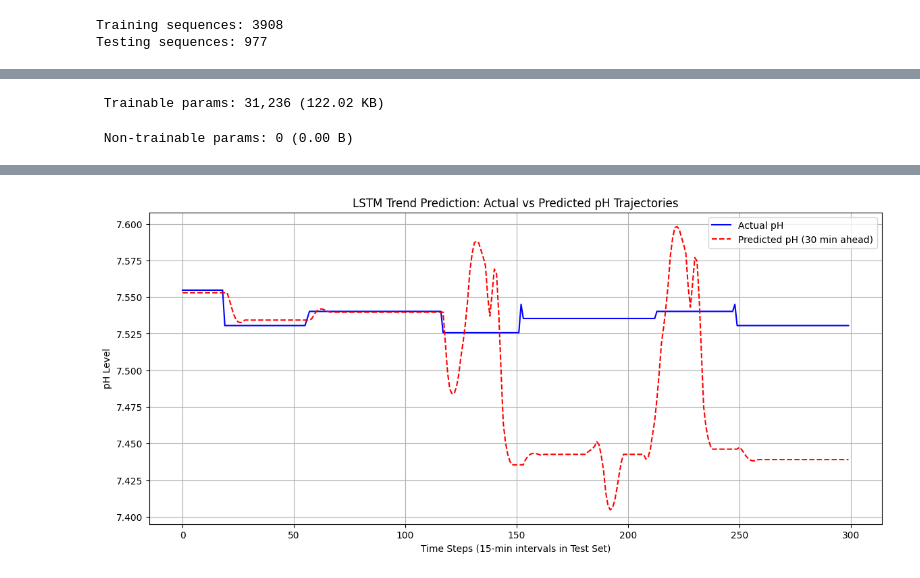
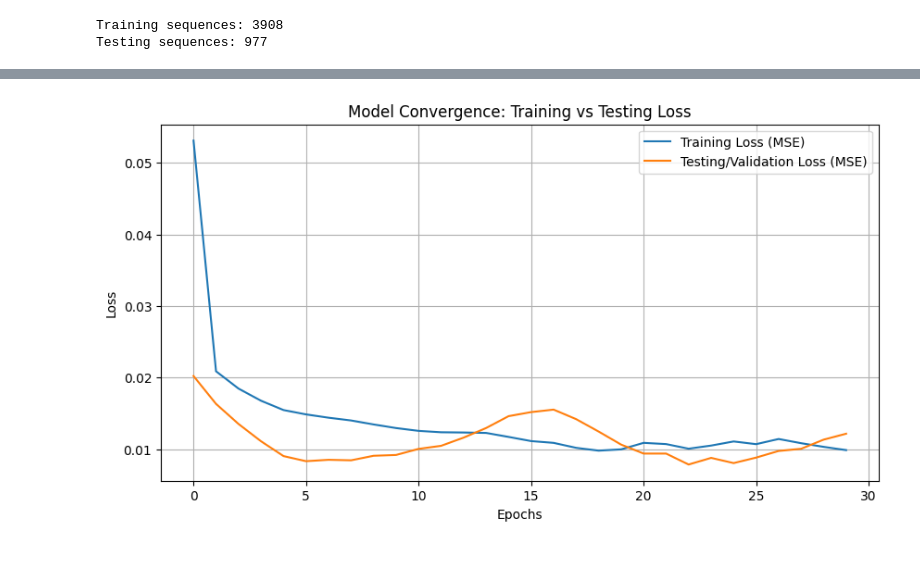
Before and after one commit to ANGB022210151/AquacultureProject, a Jupyter notebook: step_6_lstm.ipynb, the cells around one changed output, grey strips where cells are left out. Drawn from its saved outputs; the diff is of its cells as text; code cells hidden in the pictures.

```diff
--- a/step_6_lstm.ipynb
+++ b/step_6_lstm.ipynb
@@ -82,64 +82,66 @@ print(f"Testing sequences: {X_test.shape[0]}")
 # Step 5: Model Architecture & Training
 # ==========================================
 model = Sequential()
-
-# First LSTM Layer: Captures initial temporal dependencies
 model.add(LSTM(units=64, return_sequences=True, input_shape=(X_train.shape[1], X_train.shape[2])))
-model.add(Dropout(0.2)) # Prevents overfitting
-
-# Second LSTM Layer: Captures deeper long-term trends
+model.add(Dropout(0.2))
 model.add(LSTM(units=32, return_sequences=False))
 model.add(Dropout(0.2))
-
-# Output Layer: Continuous prediction for the 4 sensor targets
 model.add(Dense(units=len(target_features)))
 
-# Compile the model with MSE (regression loss for trends) and Adam optimizer
 model.compile(optimizer='adam', loss='mse')
 
-model.summary()
-
-# Train the model
 history = model.fit(
     X_train, y_train,
     epochs=30,
     batch_size=64,
     validation_data=(X_test, y_test),
-    shuffle=False # DO NOT SHUFFLE time-series batches!
+    shuffle=False,
+    verbose=1
 )
 
-# ==========================================
-# Step 6: Model Evaluation (Quantitative)
-# ==========================================
-# Predict on the test set
-predictions_scaled = model.predict(X_test)
+# --- NEW: SAVE THE MODEL ---
+# You can save it as an .h5 file or the newer .keras format
+model.save('predictive_maintenance_lstm.keras')
+print("Model saved successfully as 'predictive_maintenance_lstm.keras'")
 
-# Inverse transform to get actual physical values
-predictions = y_scaler.inverse_transform(predictions_scaled)
-actuals = y_scaler.inverse_transform(y_test)
-
-# Calculate RMSE for each target feature
-print("\n--- Model Evaluation (30-Minute Horizon RMSE) ---")
-for i, feature in enumerate(target_features):
-    rmse = np.sqrt(mean_squared_error(actuals[:, i], predictions[:, i]))
-    print(f"{feature} RMSE: {rmse:.4f}")
+import joblib
+joblib.dump(X_scaler, 'X_scaler.joblib')
+joblib.dump(y_scaler, 'y_scaler.joblib')
 
 # ==========================================
-# Step 7: Qualitative Analysis (Trend Visualization)
+# Step 6: Detailed Evaluation (Train vs Test Error)
 # ==========================================
-# Plot actual vs predicted for a specific sensor (e.g., pH) to verify trend catching
-plt.figure(figsize=(14, 6))
+# 1. Get predictions for both sets
+train_preds_scaled = model.predict(X_train)
+test_preds_scaled = model.predict(X_test)
 
-# Let's plot the first 300 test samples for clarity
-plot_length = 300
-sensor_index = target_features.index('pH_cleaned')
+# 2. Invert scaling to get real-world values
+train_preds = y_scaler.inverse_transform(train_preds_scaled)
+train_actuals = y_scaler.inverse_transform(y_train)
 
-plt.plot(actuals[:plot_length, sensor_index], label='Actual pH', color='blue')
-plt.plot(predictions[:plot_length, sensor_index], label='Predicted pH (30 min ahead)', color='red', linestyle='--')
+test_preds = y_scaler.inverse_transform(test_preds_scaled)
+test_actuals = y_scaler.inverse_transform(y_test)
 
-plt.title('LSTM Trend Prediction: Actual vs Predicted pH Trajectories')
-plt.xlabel('Time Steps (15-min intervals in Test Set)')
-plt.ylabel('pH Level')
+# 3. Create a comparison table for RMSE
+print("\n" + "="*50)
+print(f"{'Sensor Name':<25} | {'Train RMSE':<10} | {'Test RMSE':<10}")
+print("-" * 50)
+
+for i, feature in enumerate(target_features):
+    train_rmse = np.sqrt(mean_squared_error(train_actuals[:, i], train_preds[:, i]))
+    test_rmse = np.sqrt(mean_squared_error(test_actuals[:, i], test_preds[:, i]))
+    print(f"{feature:<25} | {train_rmse:<10.4f} | {test_rmse:<10.4f}")
+print("="*50)
+
+# ==========================================
+# Step 7: Visualize Training History (Loss Curve)
+# ==========================================
+plt.figure(figsize=(10, 5))
+plt.plot(history.history['loss'], label='Training Loss (MSE)')
+plt.plot(history.history['val_loss'], label='Testing/Validation Loss (MSE)')
+plt.title('Model Convergence: Training vs Testing Loss')
+plt.xlabel('Epochs')
+plt.ylabel('Loss')
 plt.legend()
 plt.grid(True)
 plt.show()
@@ -164,2 +167,0 @@ Model: "sequential"
- Trainable params: 31,236 (122.02 KB)
- Non-trainable params: 0 (0.00 B)
@@ -183 +168 @@ pH_cleaned RMSE: 0.0855
-[figure, old version]
+[figure, new version]
```
Also changed, not shown: parts of 2 cells of this notebook.
